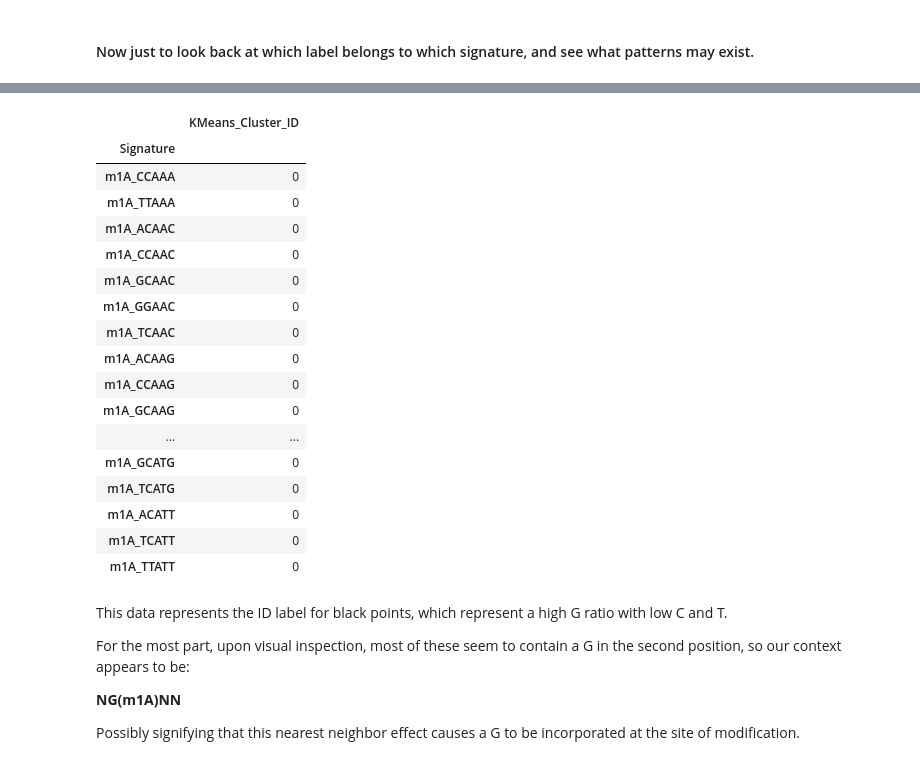
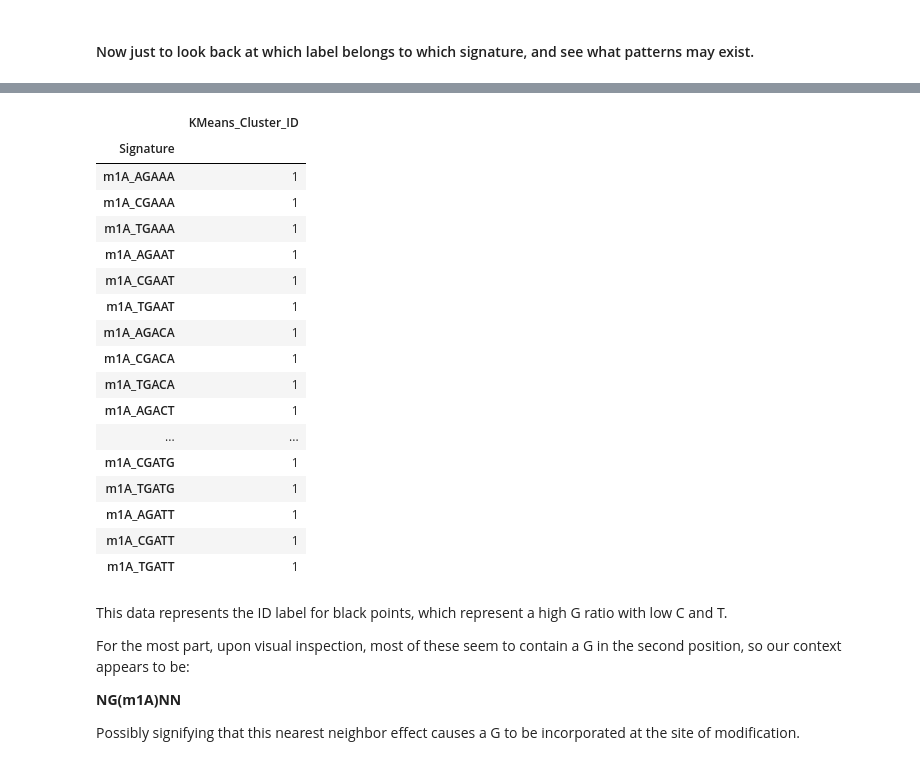
Before and after one commit to wescclark/Modification-Signature, a Jupyter notebook: m1A_Signature_Example.ipynb, the cells around one changed output, grey strips where cells are left out. Drawn from its saved outputs; the diff is of its cells as text; code cells hidden in the pictures.

```diff
--- a/m1A_Signature_Example.ipynb
+++ b/m1A_Signature_Example.ipynb
@@ -160,24 +159,24 @@ cluster.head(n=10)
 # %%
-cluster[cluster['KMeans_Cluster_ID']==0]
+cluster[cluster['KMeans_Cluster_ID']==1]
 # %% [output]
 |  | KMeans_Cluster_ID |
 | Signature |  |
-| m1A_CCAAA | 0 |
-| m1A_TTAAA | 0 |
-| m1A_ACAAC | 0 |
-| m1A_CCAAC | 0 |
-| m1A_GCAAC | 0 |
-| m1A_GGAAC | 0 |
-| m1A_TCAAC | 0 |
-| m1A_ACAAG | 0 |
-| m1A_CCAAG | 0 |
-| m1A_GCAAG | 0 |
+| m1A_AGAAA | 1 |
+| m1A_CGAAA | 1 |
+| m1A_TGAAA | 1 |
+| m1A_AGAAT | 1 |
+| m1A_CGAAT | 1 |
+| m1A_TGAAT | 1 |
+| m1A_AGACA | 1 |
+| m1A_CGACA | 1 |
+| m1A_TGACA | 1 |
+| m1A_AGACT | 1 |
 | ... | ... |
-| m1A_GCATG | 0 |
-| m1A_TCATG | 0 |
-| m1A_ACATT | 0 |
-| m1A_TCATT | 0 |
-| m1A_TTATT | 0 |
+| m1A_CGATG | 1 |
+| m1A_TGATG | 1 |
+| m1A_AGATT | 1 |
+| m1A_CGATT | 1 |
+| m1A_TGATT | 1 |
 # %% [markdown]
 This data represents the ID label for black points, which represent a high G ratio with low C and T.
 
```
Also changed, not shown: parts of 3 cells of this notebook.
